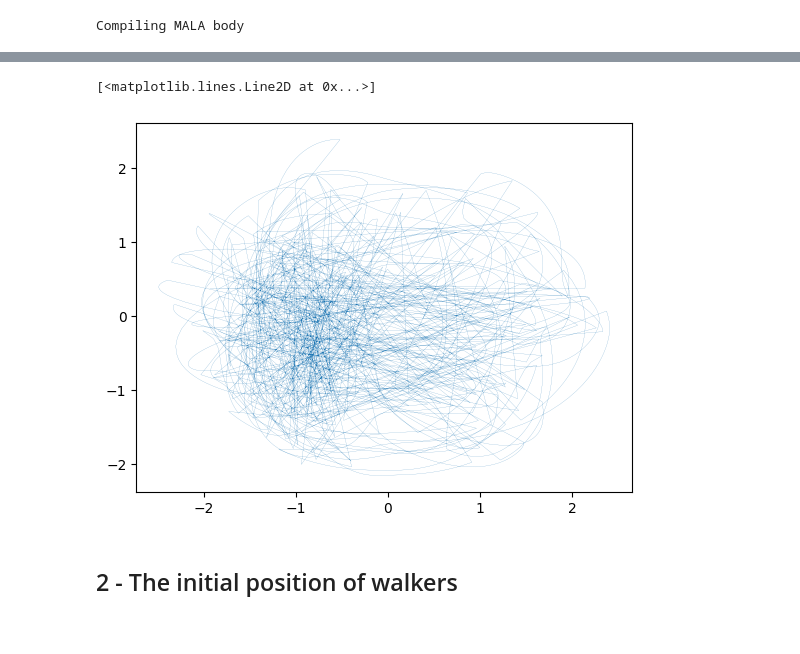
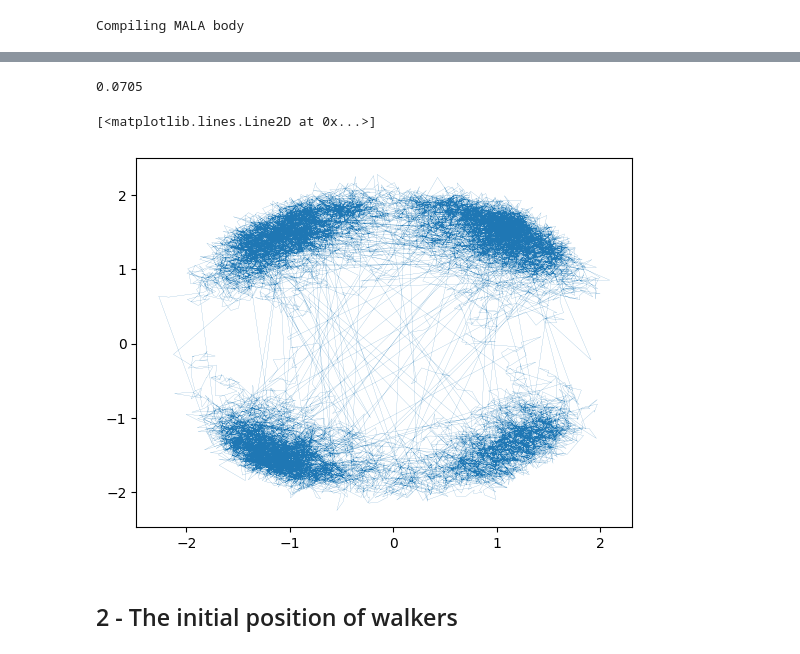
Before and after one commit to kazewong/flowMC, a Jupyter notebook: example/notebook/dualmoon.ipynb, the cells around one changed output, grey strips where cells are left out. Saved outputs shown, nothing was run; the diff lists cells and outputs as text; code cells hidden in the pictures.

```diff
--- a/example/notebook/dualmoon.ipynb
+++ b/example/notebook/dualmoon.ipynb
@@ -118,12 +119,18 @@ Array(0.16800001, dtype=float32)
 # %%
-jnp.nanmean(nf_sampler.resources['global_accs_production'].buffer)
-test_data = nf_sampler.resources['positions_training'].buffer.reshape(-1, n_dims)
-plt.plot(test_data[:, 1], test_data[:, 2],lw=0.1)
+print(
+    np.mean(
+        buffer[np.isfinite(nf_sampler.resources["global_accs_production"].buffer)],
+        axis=0,
+    )
+)
+test_data = nf_sampler.resources["positions_training"].buffer.reshape(-1, n_dims)
+plt.plot(test_data[:, 0], test_data[:, 1], lw=0.1)
 # test_data = nf_sampler.resources['global_sampler'].model.sample(jax.random.PRNGKey(42), 10000,)
 # plt.scatter(test_data[:, 0], test_data[:, 1], s=0.1)
 # %% [output]
-[<matplotlib.lines.Line2D at 0x...>]
+0.0705
+[<matplotlib.lines.Line2D at 0x...>]
-[figure, old version]
+[figure, new version]
 # %% [markdown]
 ## 2 - The initial position of walkers
 # %% [markdown]
```
Also changed, not shown: parts of 6 cells of this notebook, 31 other files.
